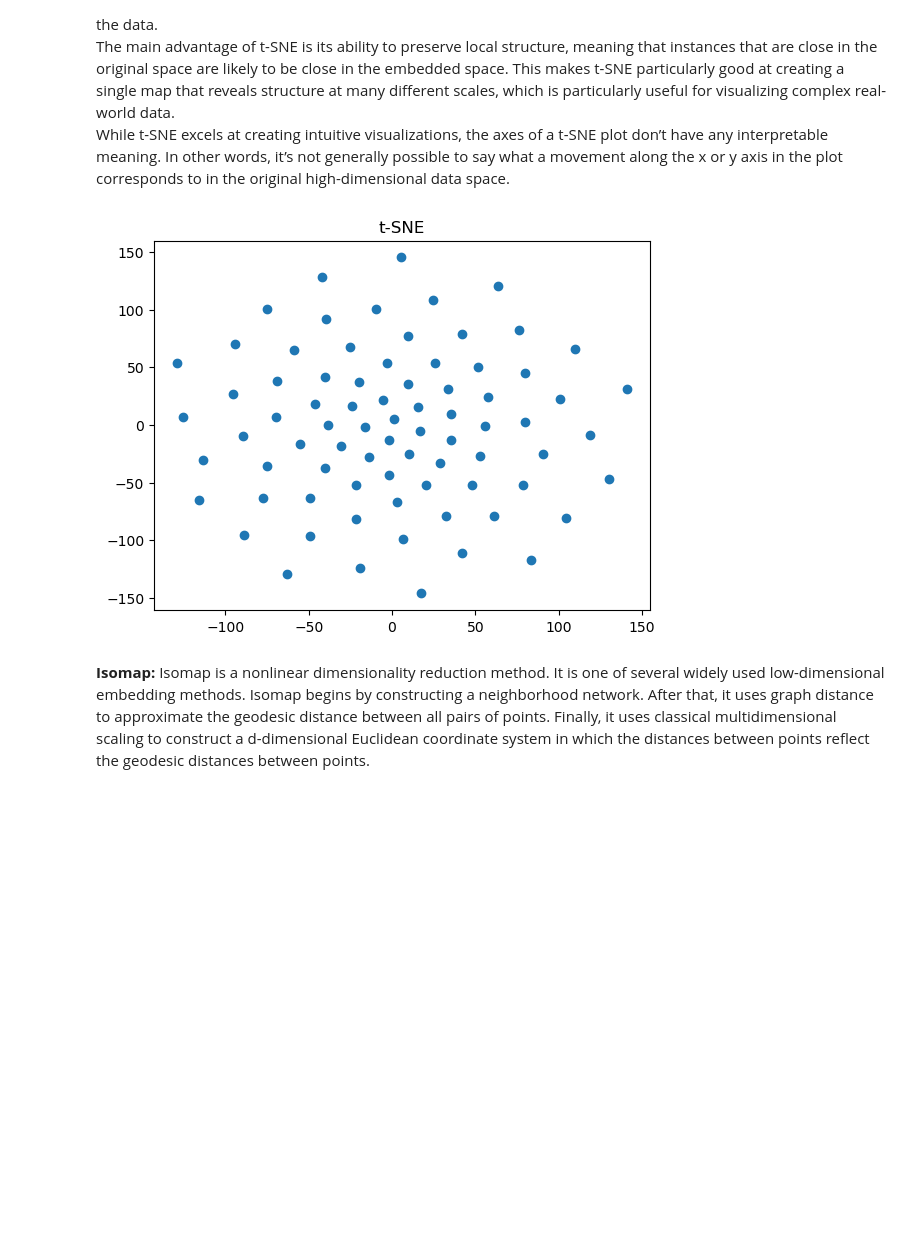
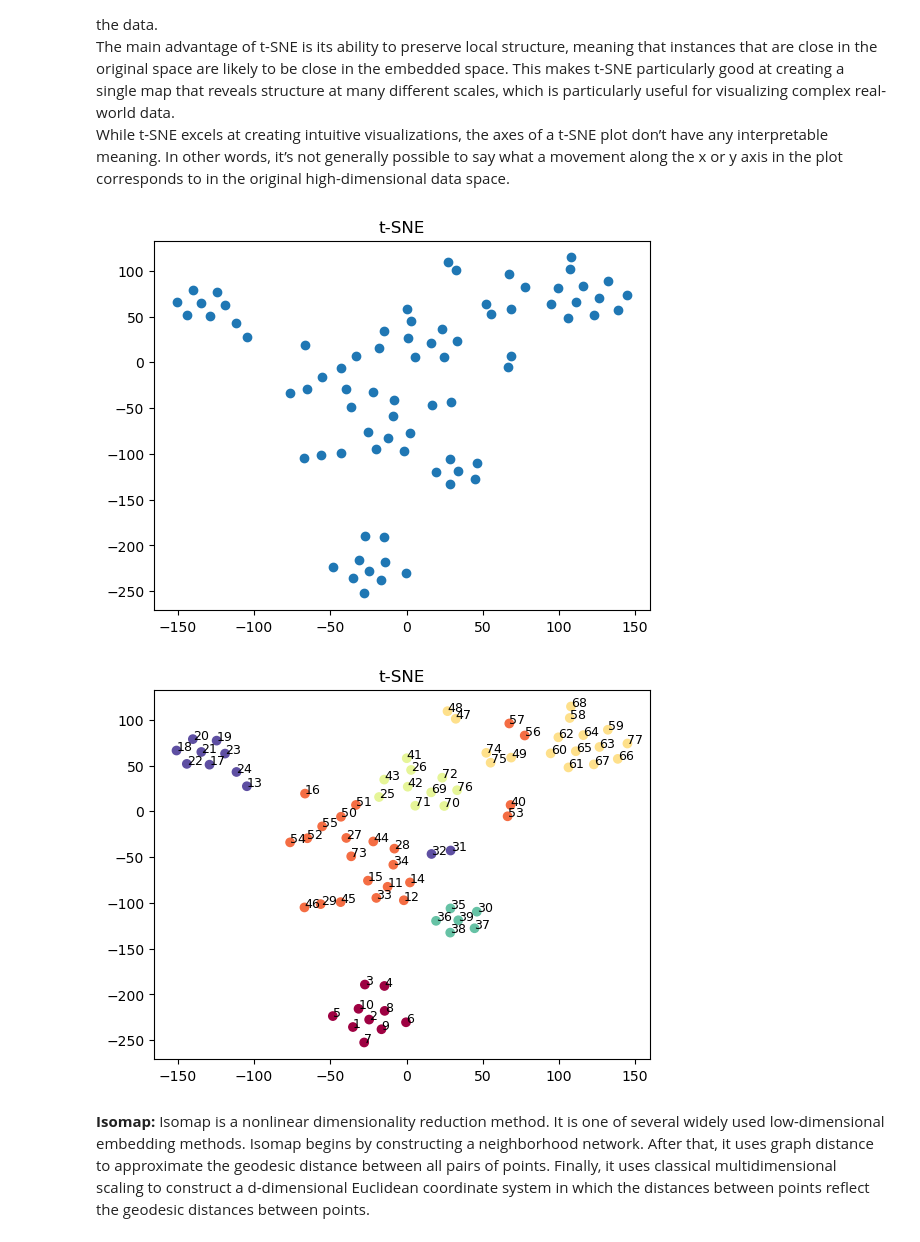
Before and after one commit to mauro-vb/graph-visualization-project, a Jupyter notebook: step6.ipynb, the cells around one changed output. Drawn from its saved outputs; the diff is of its cells as text; code cells hidden in the pictures; blank space fills up the shorter version.

```diff
--- a/step6.ipynb
+++ b/step6.ipynb
@@ -87,2 +68,9 @@ print(S)
+# %%
+partition = community_louvain.best_partition(Graph)
+
+unique_clusters = list(set(partition.values()))
+colors = [plt.cm.Spectral(each) for each in np.linspace(0, 1, len(unique_clusters))]
+cluster_color_map = dict(zip(unique_clusters, colors))
+node_colors = [cluster_color_map[partition[node]] for node in Graph.nodes()]
 # %% [markdown]
 <p><b>Multidimensional Scaling (MDS):</b> MDS is a technique used for analyzing similarity or dissimilarity data. It attempts to model similarity or dissimilarity data as distances in a geometric spaces. The data can be ratings of similarity between objects, interaction frequencies of molecules, or trade indices between countries.</p>
@@ -99,0 +88,11 @@ plt.show()
+# %%
+mds = manifold.MDS(n_components=2, dissimilarity="precomputed", random_state=6)
+pos_mds = mds.fit_transform(1 - S)  # dissimilarity
+
+plt.figure(figsize=(10, 8))
+plt.title('MDS projection with community coloring')
+for i, (x, y) in enumerate(pos_mds):
+    plt.scatter(x, y, color=node_colors[i], label=partition[node_list[i]])
+    plt.text(x, y, node_list[i], fontsize=9)
+
+plt.show()
@@ -108,15 +109,28 @@ The main advantage of t-SNE is its ability to preserve local structure, meaning
 While t-SNE excels at creating intuitive visualizations, the axes of a t-SNE plot don’t have any interpretable meaning. In other words, it’s not generally possible to say what a movement along the x or y axis in the plot corresponds to in the original high-dimensional data space.
 </p>
 # %%
-tsne = manifold.TSNE(n_components=2, random_state=0, metric='precomputed')
+tsne = manifold.TSNE(n_components=2, perplexity=5, random_state=0, metric='precomputed')
 np.set_printoptions(suppress=True)
-Y = tsne.fit_transform(S)
+Y = tsne.fit_transform(1-S)
 
 plt.scatter(Y[:, 0], Y[:, 1], marker = 'o')
+
 plt.title('t-SNE')
 plt.show()
+
+tsne = manifold.TSNE(n_components=2, perplexity=5, random_state=0, metric='precomputed')
+np.set_printoptions(suppress=True)
+Y = tsne.fit_transform(1-S)
+
+plt.scatter(Y[:, 0], Y[:, 1], marker='o', c=node_colors)  # Use the node colors here
+
+plt.title('t-SNE')
+for i, label in enumerate(Graph.nodes()):
+    plt.text(Y[i, 0], Y[i, 1], label, fontsize=9)
+plt.show()
 # %% [output]
-[figure, old version]
+[figure, new version]
+[figure, added]
 # %% [markdown]
 <p><b>Isomap:</b> Isomap is a nonlinear dimensionality reduction method. It is one of several widely used low-dimensional embedding methods. Isomap begins by constructing a neighborhood network. After that, it uses graph distance to approximate the geodesic distance between all pairs of points. Finally, it uses classical multidimensional scaling to construct a d-dimensional Euclidean coordinate system in which the distances between points reflect the geodesic distances between points.</p>
 # %%
```
Also changed, not shown: parts of 10 cells of this notebook.
